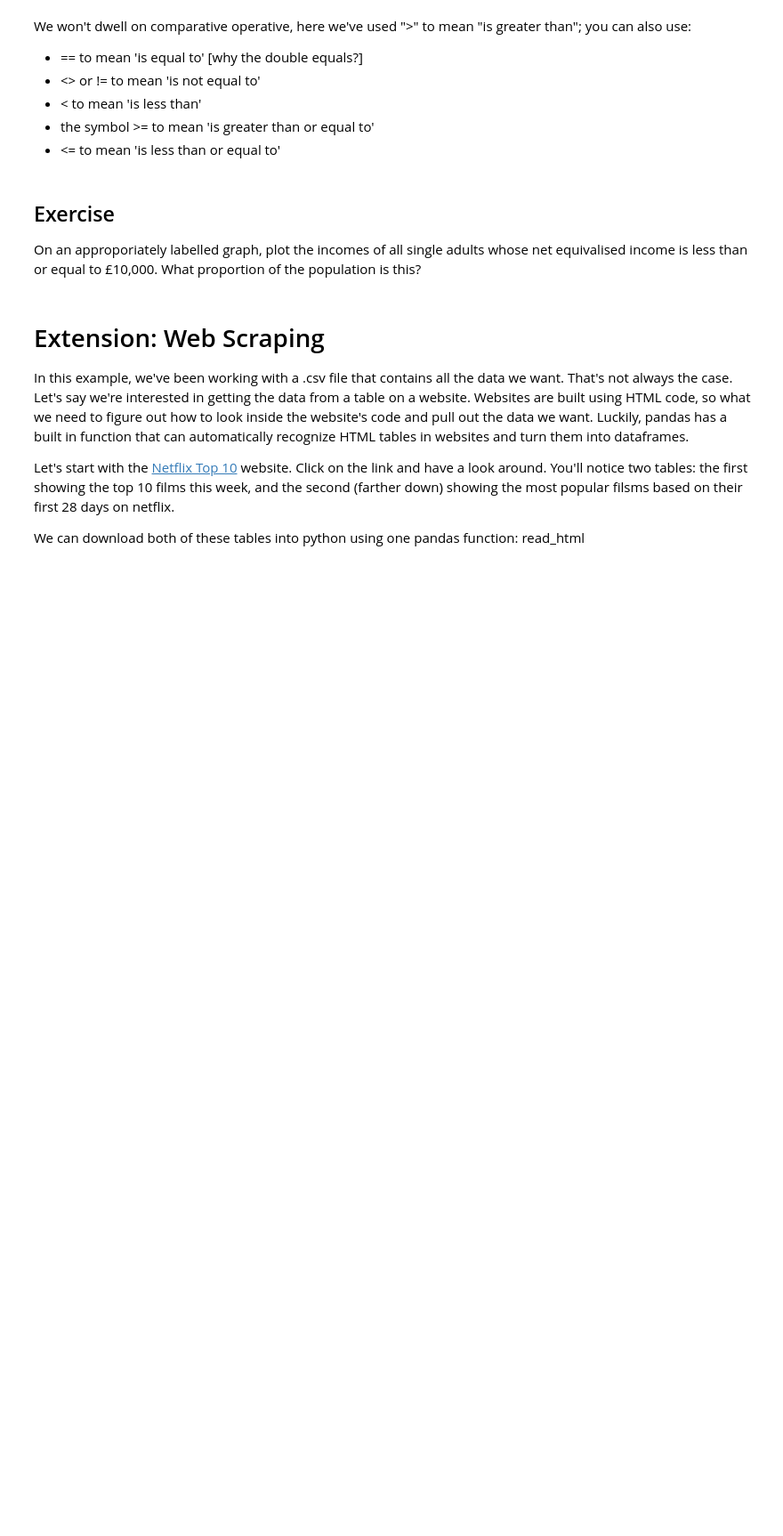
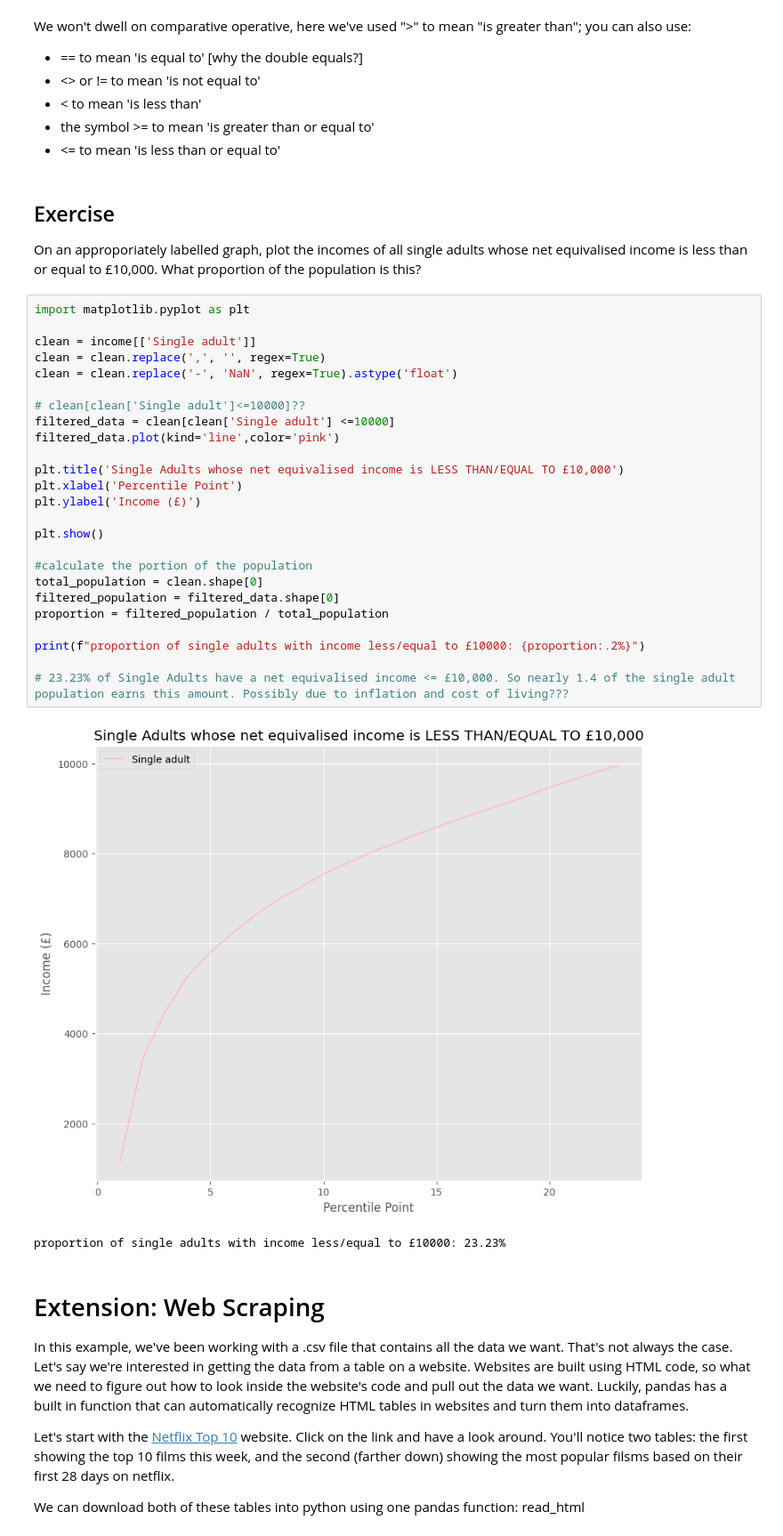
Before and after one commit to wigglyworm88/QM2, a Jupyter notebook: W2_Working_with_Data_in_Pandas.ipynb, the cells around one changed output. Shown at 89% size. Cells and saved outputs as stored; diff of their text form; blank space fills up the shorter version.

```diff
--- a/W2_Working_with_Data_in_Pandas.ipynb
+++ b/W2_Working_with_Data_in_Pandas.ipynb
@@ -475,6 +500,34 @@ We won't dwell on comparative operative, here we've used ">" to mean "is greater
 # %% [markdown]
 ## Exercise
 On an approporiately labelled graph, plot the incomes of all single adults whose net equivalised income is less than or equal to £10,000. What proportion of the population is this?
+# %%
+import matplotlib.pyplot as plt
+
+clean = income[['Single adult']]
+clean = clean.replace(',', '', regex=True)
+clean = clean.replace('-', 'NaN', regex=True).astype('float')
+
+# clean[clean['Single adult']<=10000]??
+filtered_data = clean[clean['Single adult'] <=10000]
+filtered_data.plot(kind='line',color='pink')
+
+plt.title('Single Adults whose net equivalised income is LESS THAN/EQUAL TO £10,000')
+plt.xlabel('Percentile Point')
+plt.ylabel('Income (£)')
+
+plt.show()
+
+#calculate the portion of the population
+total_population = clean.shape[0]
+filtered_population = filtered_data.shape[0]
+proportion = filtered_population / total_population
+
+print(f"proportion of single adults with income less/equal to £10000: {proportion:.2%}")
+
+# 23.23% of Single Adults have a net equivalised income <= £10,000. So nearly 1.4 of the single adult population earns this amount. Possibly due to inflation and cost of living???
+# %% [output]
+[figure, added]
+proportion of single adults with income less/equal to £10000: 23.23%
 # %% [markdown]
 # Extension: Web Scraping
 
```
Also changed, not shown: parts of 8 cells of this notebook.
